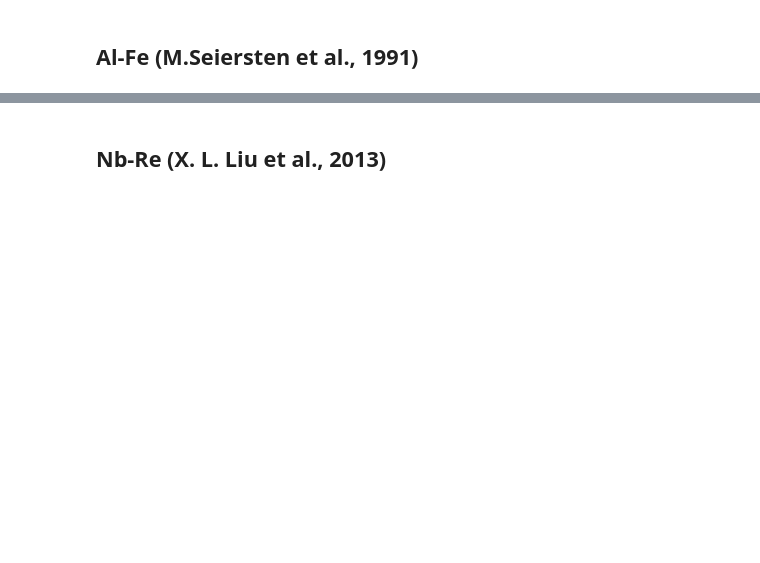
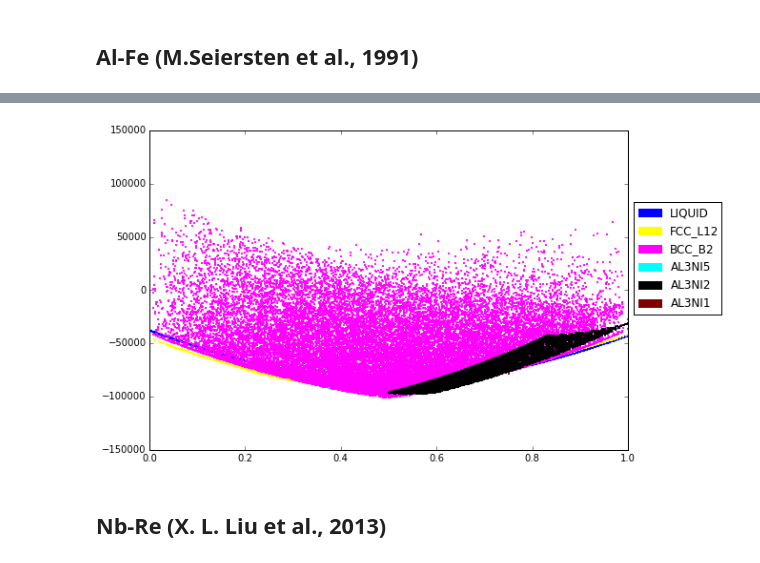
Before and after one commit to pycalphad/pycalphad, a Jupyter notebook: examples/BinaryExamples.ipynb, the cells around one changed output, grey strips where cells are left out. Drawn from its saved outputs; the diff is of its cells as text; code cells hidden in the pictures; blank space fills up the shorter version.

```diff
--- a/examples/BinaryExamples.ipynb
+++ b/examples/BinaryExamples.ipynb
@@ -95,3 +51,21 @@ Wall time: 3.91 s
+# %%
+from pycalphad import calculate
+from pycalphad.plot.utils import phase_legend
+import numpy as np
+
+legend_handles, colorlist = phase_legend(my_phases_alni)
+
+fig = plt.figure(figsize=(9,6))
+ax = fig.gca()
+for name in my_phases_alni:
+    result = calculate(db_alni, ['AL', 'NI', 'VA'], name, T=1000, output='GM')
+    ax.scatter(result.X.sel(component='AL'), result.GM,
+               marker='.', s=5, color=colorlist[name.upper()])
+ax.set_xlim((0, 1))
+ax.legend(handles=legend_handles, loc='center left', bbox_to_anchor=(1, 0.6))
+plt.show()
+# %% [output]
+[figure, added]
 # %% [markdown]
 ## Nb-Re (X. L. Liu et al., 2013)
 # %%
```
Also changed, not shown: parts of 8 cells of this notebook, 1 other file.
